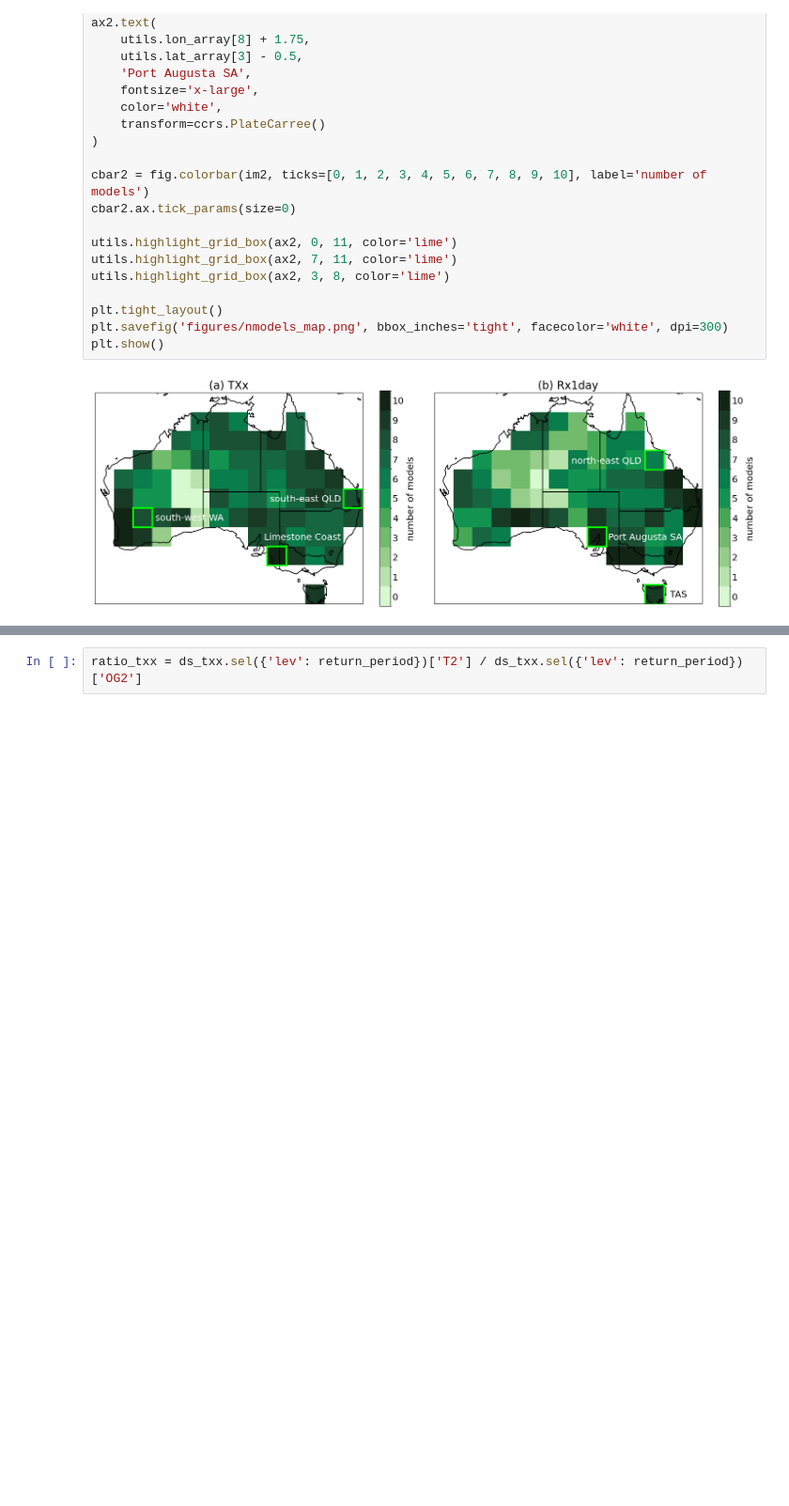
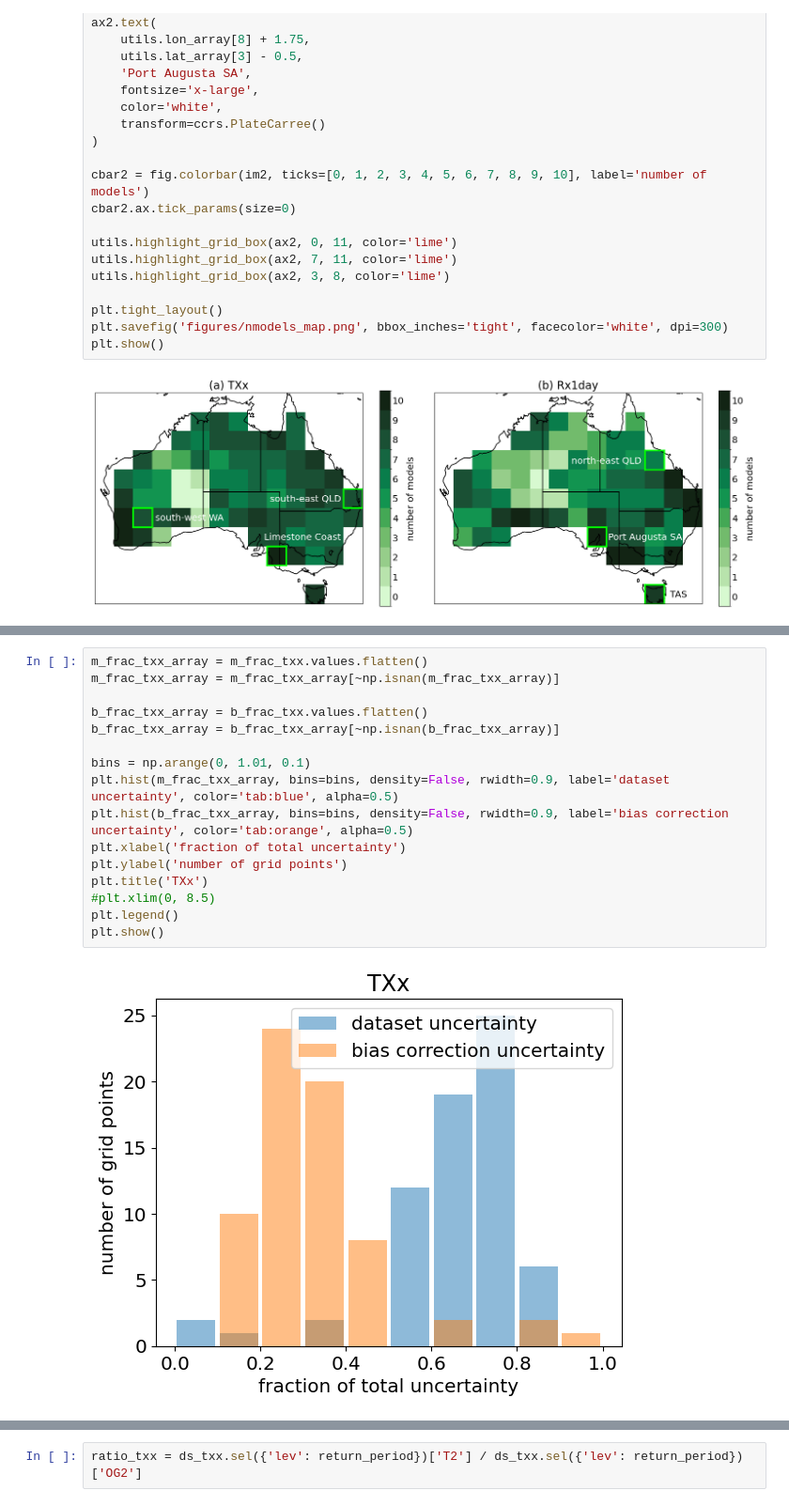
Before and after one commit to AusClimateService/unseen-projects, a Jupyter notebook: project-bias/spatial-publication.ipynb, the cells around one changed output, grey strips where cells are left out. Shown at 94% size. Cells and saved outputs as stored; diff of their text form; blank space fills up the shorter version.

Commit message:
Add histogram

```diff
--- a/project-bias/spatial-publication.ipynb
+++ b/project-bias/spatial-publication.ipynb
@@ -266,3 +266,21 @@ plt.savefig('figures/component_uncertainty_map.png', bbox_inches='tight', faceco
 plt.show()
 # %% [output]
 [figure]
+# %%
+m_frac_txx_array = m_frac_txx.values.flatten()
+m_frac_txx_array = m_frac_txx_array[~np.isnan(m_frac_txx_array)]
+
+b_frac_txx_array = b_frac_txx.values.flatten()
+b_frac_txx_array = b_frac_txx_array[~np.isnan(b_frac_txx_array)]
+
+bins = np.arange(0, 1.01, 0.1)
+plt.hist(m_frac_txx_array, bins=bins, density=False, rwidth=0.9, label='dataset uncertainty', color='tab:blue', alpha=0.5)
+plt.hist(b_frac_txx_array, bins=bins, density=False, rwidth=0.9, label='bias correction uncertainty', color='tab:orange', alpha=0.5)
+plt.xlabel('fraction of total uncertainty')
+plt.ylabel('number of grid points')
+plt.title('TXx')
+#plt.xlim(0, 8.5)
+plt.legend()
+plt.show()
+# %% [output]
+[figure, added]
```
Also changed, not shown: parts of 2 cells of this notebook.
